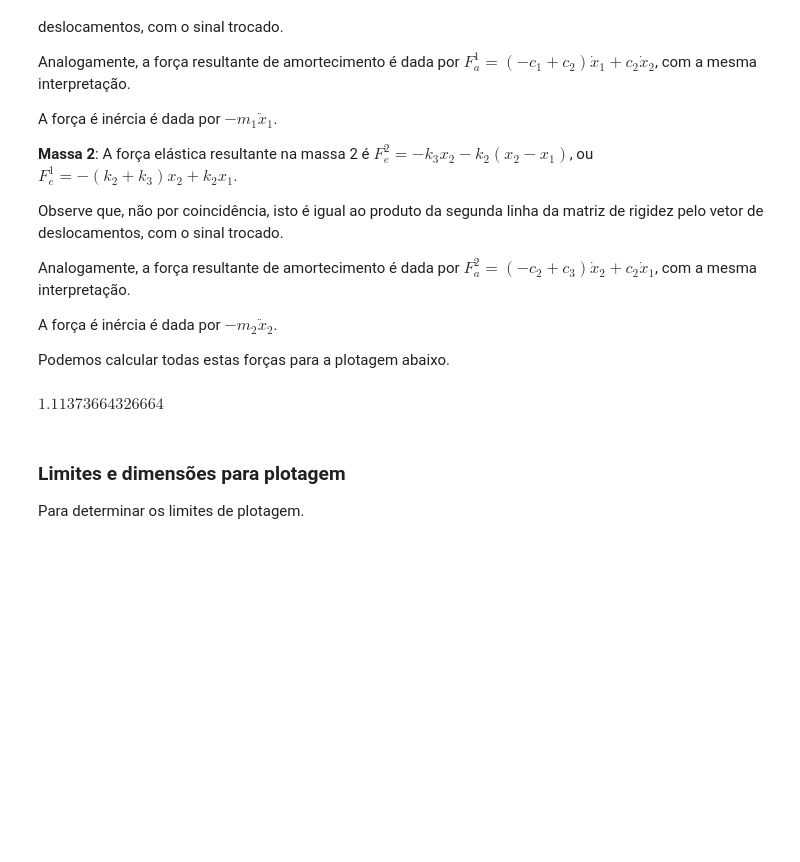
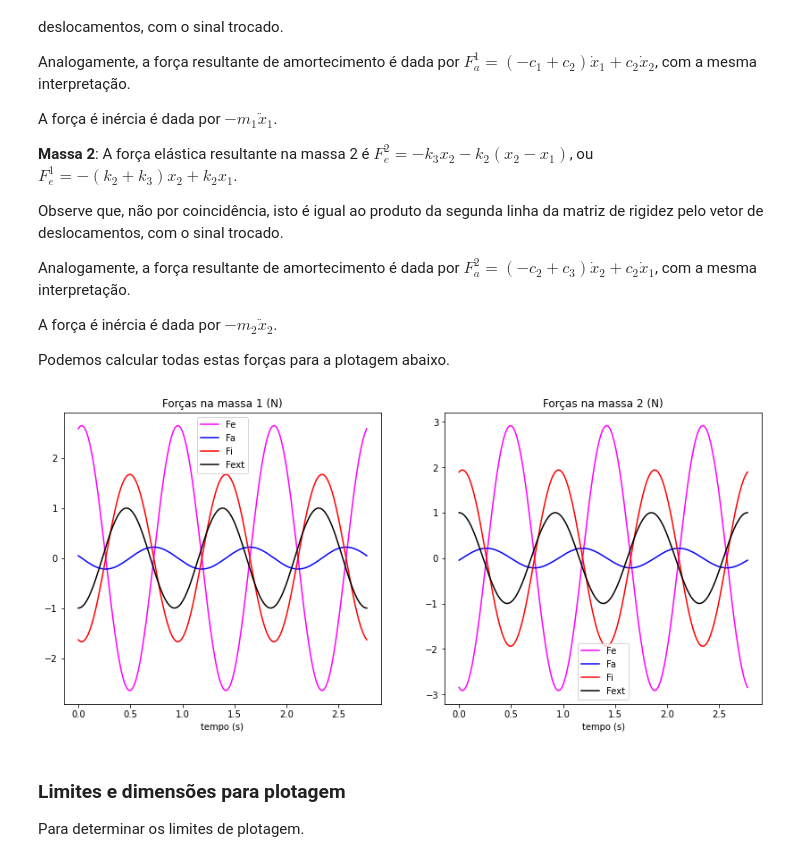
Before and after one commit to r-b-w/Notebooks-Vibracoes, a Jupyter notebook: Notebooks/VibraçãoForçada2GL_visualização.ipynb, the cells around one changed output. Drawn from its saved outputs; the diff is of its cells as text; code cells hidden in the pictures; blank space fills up the shorter version.

```diff
--- a/Notebooks/VibraçãoForçada2GL_visualização.ipynb
+++ b/Notebooks/VibraçãoForçada2GL_visualização.ipynb
@@ -713,7 +714,7 @@ Excluindo o transiente é claro.
 
 ### Frequência da força de excitação
 # %%
-ω_f = 4.0
+ω_f = 6.8
 # %%
 x1w = x1.subs([(ω, ω_f)])
 x2w = x2.subs([(ω, ω_f)])
@@ -799,13 +800,36 @@ A força é inércia é dada por $-m_2 \ddot x_2$.
 
 Podemos calcular todas estas forças para a plotagem abaixo.
 # %%
-Fe = -k@np.vstack((x1n, x2n))
-Fa = -c@np.vstack((v1n, v2n))
-Fi = -m@np.vstack((a1n, a2n))
-Fmax = np.max(np.hstack((Fe, Fa, Fi)))
-display(Fmax)
+# Conversion is necessary, otherwise the scalars are sympy scalars
+# and we'll have some trouble with matplotlib plots below.
+Fe = -np.array(k, dtype=np.float64)@np.vstack((x1n, x2n))
+Fa = -np.array(c, dtype=np.float64)@np.vstack((v1n, v2n))
+Fi = -np.array(m, dtype=np.float64)@np.vstack((a1n, a2n))
+Fext = np.array(F0, dtype=np.float64)*np.cos(ω_f*times)
+
+Fmax = np.max(np.hstack((Fe, Fa, Fi, Fext)))
+
+fig, ax = plt.subplots(1, 2, figsize=(14, 6))
+ax[0].plot(times, Fe[0,:].T, color='magenta', label="Fe")
+ax[0].plot(times, Fa[0,:].T, color='blue', label="Fa")
+ax[0].plot(times, Fi[0,:].T, color='red', label="Fi")
+ax[0].plot(times, Fext[0,:].T, color='black', label="Fext")
+
+ax[0].set_title("Forças na massa 1 (N)")
+ax[0].legend()
+ax[0].set_xlabel("tempo (s)")
+
+ax[1].plot(times, Fe[1,:].T, color='magenta', label="Fe")
+ax[1].plot(times, Fa[1,:].T, color='blue', label="Fa")
+ax[1].plot(times, Fi[1,:].T, color='red', label="Fi")
+ax[1].plot(times, Fext[1,:].T, color='black', label="Fext")
+
+ax[1].set_title("Forças na massa 2 (N)")
+ax[1].legend()
+ax[1].set_xlabel("tempo (s)")
+plt.show()
 # %% [output]
-$\displaystyle 1.11373664326664$
+[figure, added]
 # %% [markdown]
 ### Limites e dimensões para plotagem
 
```
Also changed, not shown: parts of 20 cells of this notebook, 2 other files.
